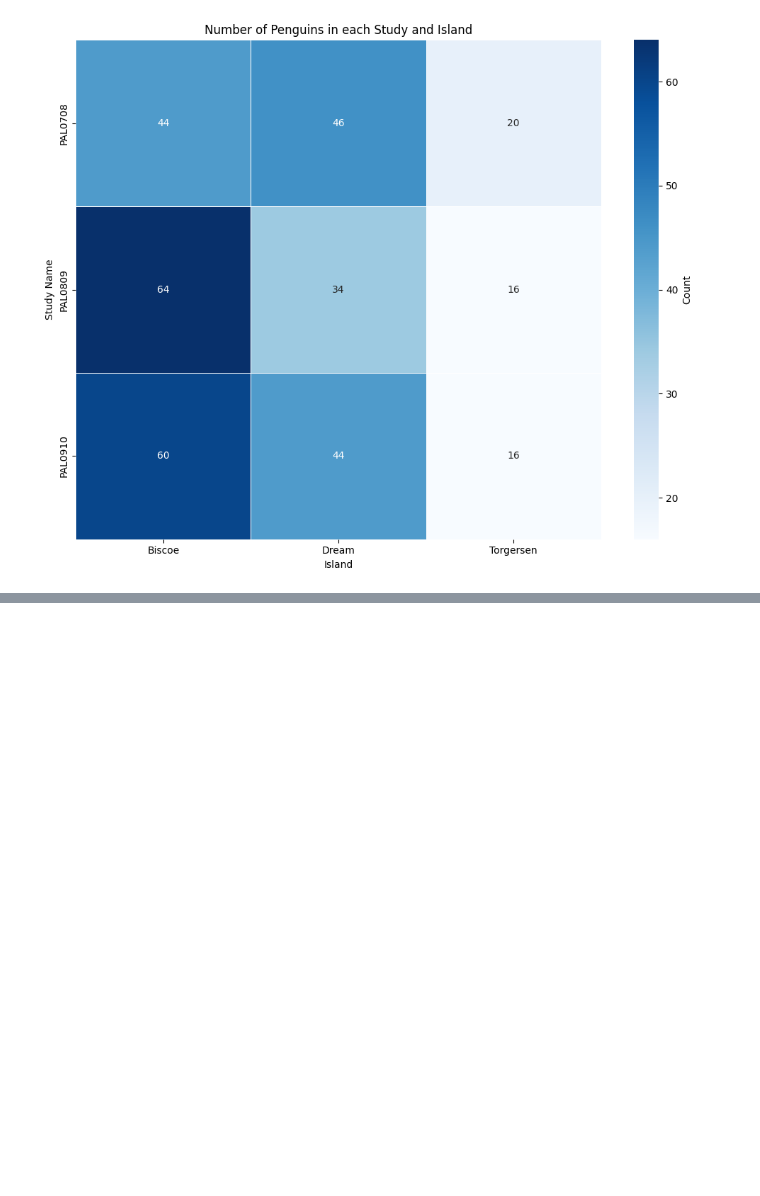
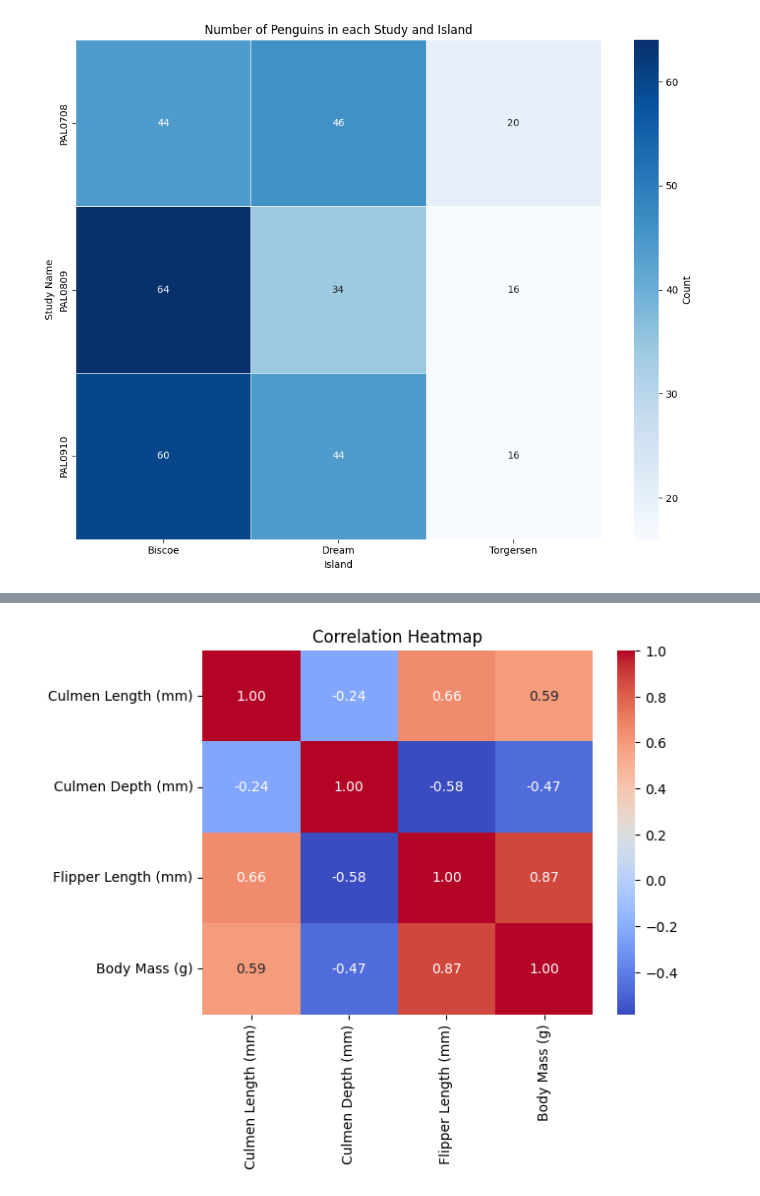
Before and after one commit to G-Bielokozowicz/Palmer-Archipelage-Penguins-Analysis, a Jupyter notebook: main.ipynb, the cells around one changed output, grey strips where cells are left out. Cells and saved outputs as stored; diff of their text form; code cells hidden in the pictures; blank space fills up the shorter version.

```diff
--- a/main.ipynb
+++ b/main.ipynb
@@ -159,0 +222,8 @@ plt.show()
+# %%
+# Correlation heatmap
+correlation = df[["Culmen Length (mm)", "Culmen Depth (mm)", "Flipper Length (mm)", "Body Mass (g)"]].corr()
+sns.heatmap(correlation, annot=True, cmap="coolwarm", fmt=".2f")
+plt.title("Correlation Heatmap")
+plt.show()
+# %% [output]
+[figure, added]
```
Also changed, not shown: parts of 6 cells of this notebook.
